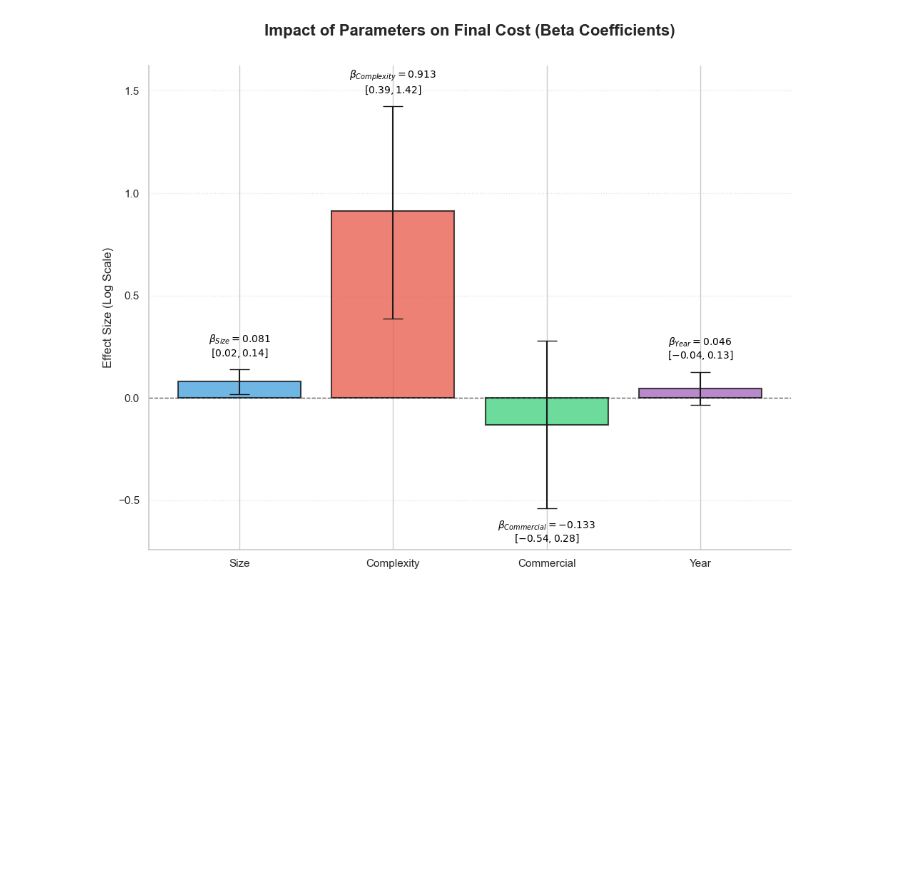
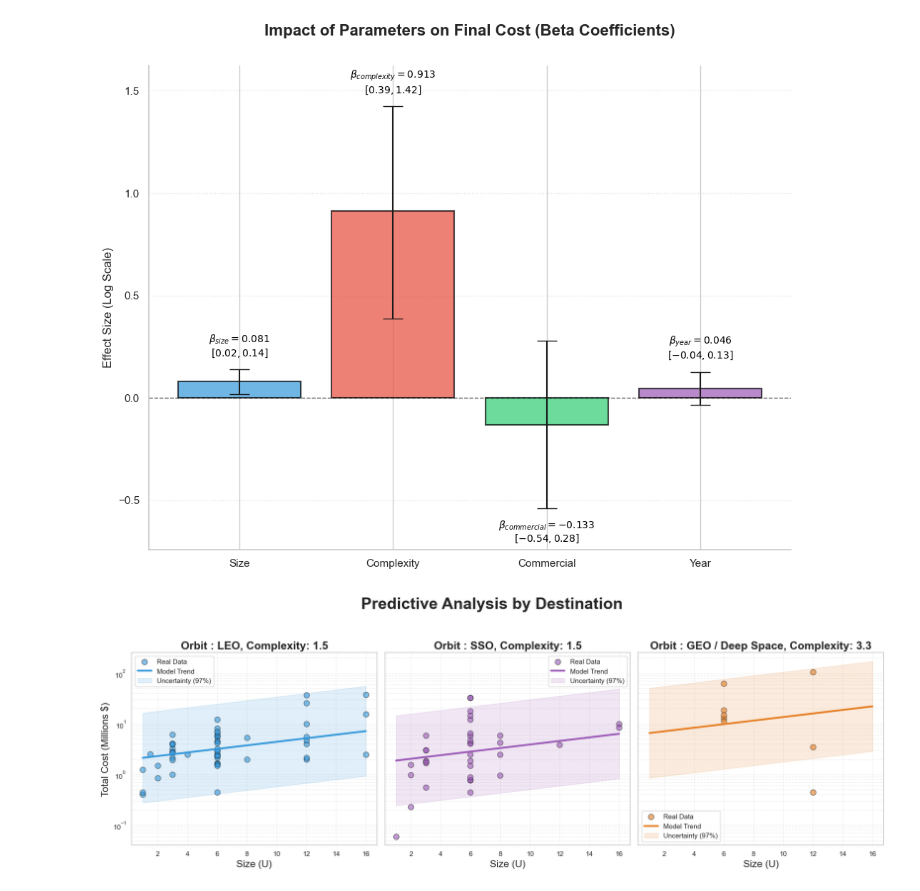
Before and after one commit to BravoDiego/bayesian-decision-model-for-cubesat-mission, a Jupyter notebook: main_poster.ipynb, the cells around one changed output. Cells and saved outputs as stored; diff of their text form; code cells hidden in the pictures; blank space fills up the shorter version.

```diff
--- a/main_poster.ipynb
+++ b/main_poster.ipynb
@@ -175,7 +175,7 @@ for i, bar in enumerate(bars):
     height = bar.get_height()
 
     # Texte du label avec moyenne et crochets HDI
-    label_text = fr"$\beta_{{{labels[i]}}} = {means[i]:.3f}$" + "\n" + fr"$[{hdi_low[i]:.2f}, {hdi_high[i]:.2f}]$"
+    label_text = fr"$\beta_{{{labels[i].lower()}}} = {means[i]:.3f}$" + "\n" + fr"$[{hdi_low[i]:.2f}, {hdi_high[i]:.2f}]$"
 
     if height >= 0:
         # Pour les barres positives : au-dessus de la moustache haute
@@ -208,3 +208,67 @@ plt.tight_layout()
 plt.show()
 # %% [output]
 [figure]
+# %%
+import numpy as np
+import matplotlib.pyplot as plt
+import pandas as pd
+
+# --- 1. Paramètres issus de ton dernier modèle (Summary) ---
+# Note : Utilise ici les valeurs exactes de ton dernier "summary"
+# Ici j'utilise tes nouvelles catégories fusionnées
+alphas = {
+    "LEO": -0.601,
+    "SSO": -0.696,
+    "GEO / Deep Space": -1.044
+}
+b_size = 0.081
+b_complexity = 0.913
+b_comm = -0.133
+sigma = 1.021
+
+df = pd.read_csv("ESA_CNES - CubeSeat Dataset - data.csv")
+# On applique la même fusion que dans le modèle pour la cohérence
+df['Orbit_Type'] = df['Orbit_Type'].replace(['GEO', 'Deep Space'], 'GEO / Deep Space')
+
+# --- 2. Configuration des Subplots ---
+orbits_to_plot = ["LEO", "SSO", "GEO / Deep Space"]
+colors = {"LEO": "#3498db", "SSO": "#9b59b6", "GEO / Deep Space": "#e67e22"}
+
+fig, axes = plt.subplots(1, 3, figsize=(18, 6), sharey=True)
+sizes_range = np.linspace(1, 16, 100)
+comp_by_orbit = df.groupby('Orbit_Type')['Complexity_Score'].mean()
+
+for i, orbit in enumerate(orbits_to_plot):
+    ax = axes[i]
+
+    # a. Tracer les données réelles (Scatter)
+    subset = df[df['Orbit_Type'] == orbit]
+    ax.scatter(subset['Size in U'], subset['Coût Total (USD)'],
+               color=colors[orbit], alpha=0.6, s=80, edgecolors='k', label='Real Data')
+
+    # b. Tracer la ligne de régression (Moyenne)
+    # Equation : exp(alpha + beta_size*size + beta_comp*comp_mean + beta_comm*1)
+    log_mu = alphas[orbit] + (b_size * sizes_range) + (b_complexity * comp_by_orbit[orbit]) + (b_comm * 1)
+    mean_cost = np.exp(log_mu)
+    ax.plot(sizes_range, mean_cost, color=colors[orbit], lw=3, label='Model Trend')
+
+    # c. Zone d'incertitude (HDI 97% basé sur Sigma)
+    # On utilise 2*sigma pour couvrir ~95-97% de la distribution log-normale
+    lower = np.exp(log_mu - 2*sigma)
+    upper = np.exp(log_mu + 2*sigma)
+    ax.fill_between(sizes_range, lower, upper, color=colors[orbit], alpha=0.15, label='Uncertainty (97%)')
+
+    # d. Cosmétique par subplot
+    ax.set_title(f"Orbit : {orbit}, Complexity: {comp_by_orbit[orbit]:.1f}", fontsize=18, fontweight='bold')
+    ax.set_xlabel("Size (U)", fontsize=16)
+    ax.set_yscale('log')
+    ax.grid(True, which="both", ls="--", alpha=0.3)
+    if i == 0:
+        ax.set_ylabel("Total Cost (Millions $)", fontsize=16)
+    ax.legend(fontsize=11)
+
+plt.suptitle(f"Predictive Analysis by Destination", fontsize=26, fontweight='bold', y=1.05)
+plt.tight_layout()
+plt.show()
+# %% [output]
+[figure, added]
```
Also changed, not shown: parts of 4 cells of this notebook, 1 other file.
